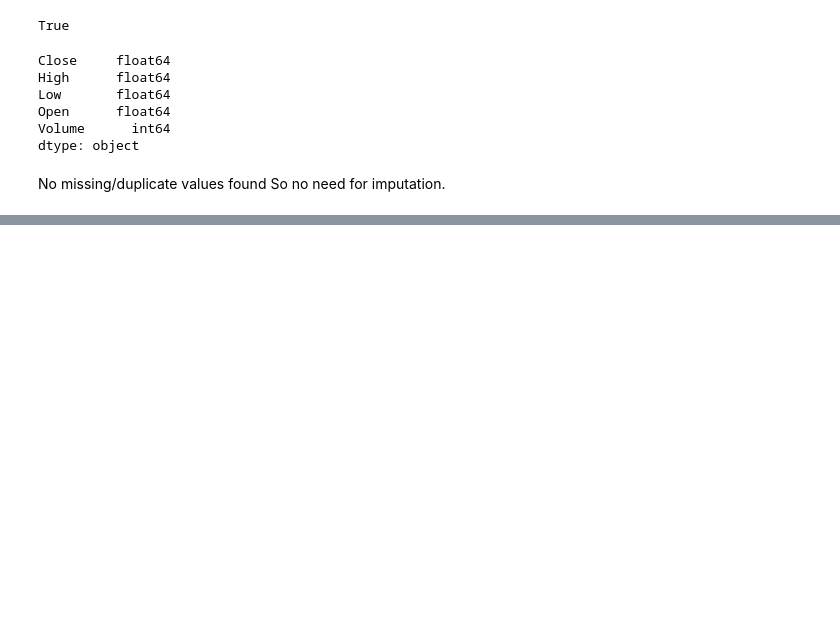
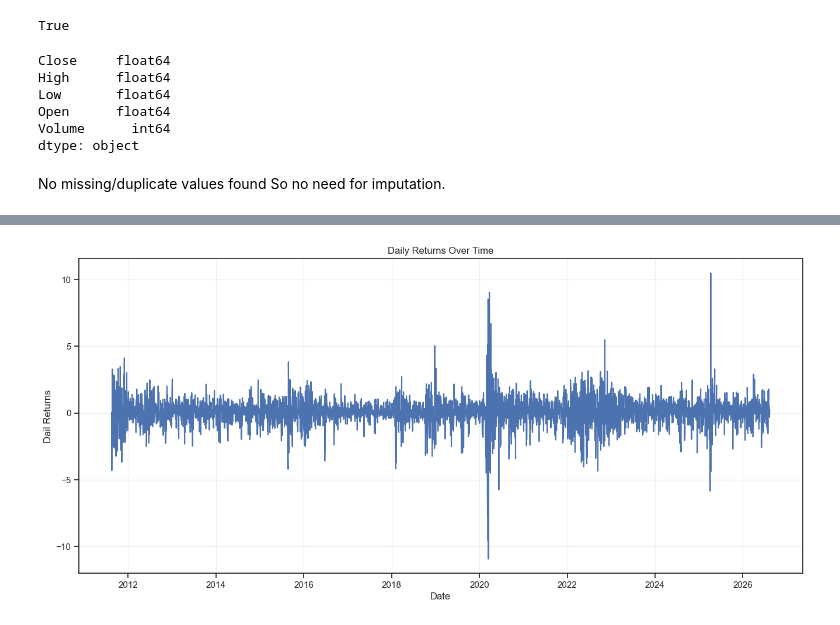
Before and after one commit to Junaid-Haider/Stock-Price-Direction-Predictor, a Jupyter notebook: notebooks/analysis.ipynb, the cells around one changed output, grey strips where cells are left out. Cells and saved outputs as stored; diff of their text form; code cells hidden in the pictures; blank space fills up the shorter version.

```diff
--- a/notebooks/analysis.ipynb
+++ b/notebooks/analysis.ipynb
@@ -143,0 +179,3 @@ df.to_csv("../data/processed.csv")
+# %%
+df["Daily Returns"]=df["Close"].pct_change()*100
+df
@@ -143,0 +197,10 @@ df.to_csv("../data/processed.csv")
+# %%
+plt.figure(figsize=(16, 7))
+plt.plot(df.index, df["Daily Returns"])
+plt.title("Daily Returns Over Time")
+plt.xlabel("Date")
+plt.ylabel("Dail Returns")
+plt.grid(True, alpha=0.3)
+plt.show()
+# %% [output]
+[figure, added]
```
Also changed, not shown: parts of 29 cells of this notebook, 2 other files.
